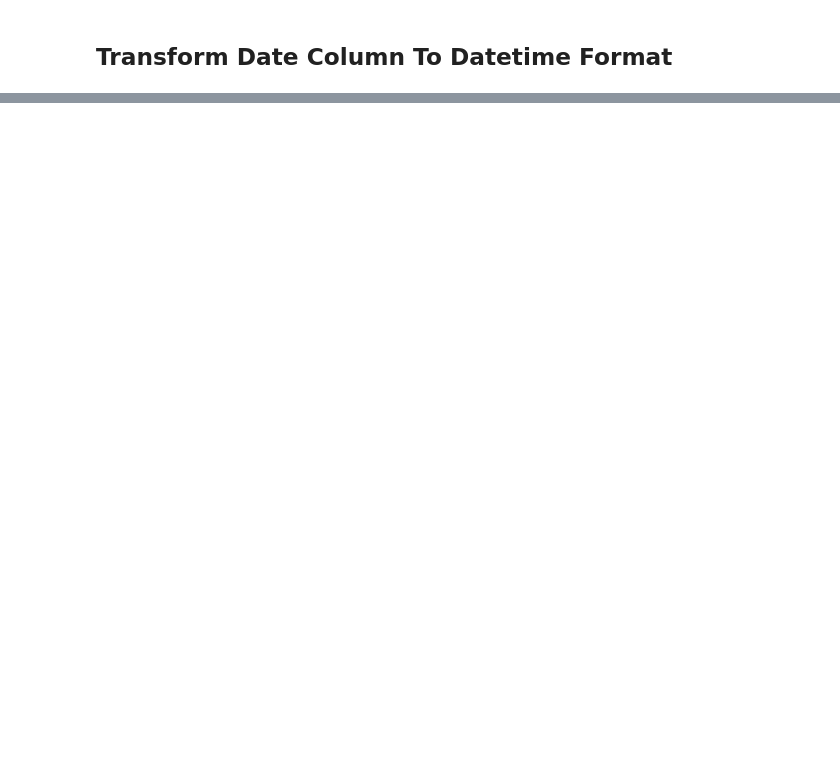
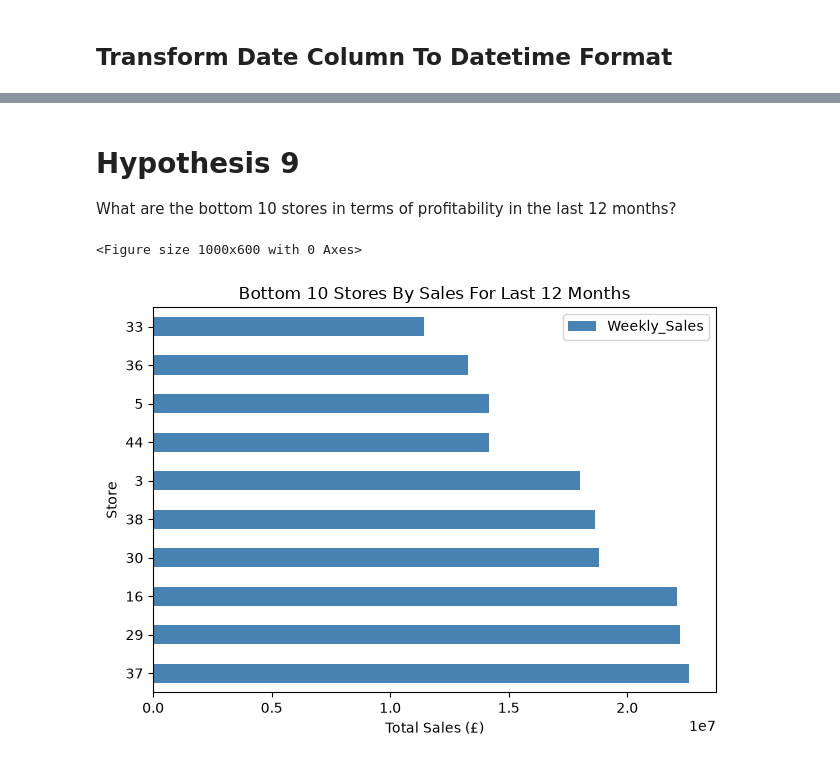
Before and after one commit to RogerWilliams2026/Project2-SalesAnalysis, a Jupyter notebook: jupyter_notebooks/Notebook_Visualisations2.ipynb, the cells around one changed output, grey strips where cells are left out. Drawn from its saved outputs; the diff is of its cells as text; code cells hidden in the pictures; blank space fills up the shorter version.

```diff
--- a/jupyter_notebooks/Notebook_Visualisations2.ipynb
+++ b/jupyter_notebooks/Notebook_Visualisations2.ipynb
@@ -156,0 +294,38 @@ Each hypothesis will be visualised using:
+# %% [markdown]
+# Hypothesis 9
+
+What are the bottom 10 stores in terms of profitability in the last 12 months?
+# %%
+#what are the top 10 stores in terms of profitability in the last 12 months?
+
+#first filter by year 2012
+dfSales_Combined_DataSet_Filtered = dfSales_Combined_DataSet_Work[dfSales_Combined_DataSet_Work['Date'].dt.year == 2012]
+
+#group by Store and get sum of Weekly_Sales
+dfSales_Combined_DataSet_Filtered = (
+    dfSales_Combined_DataSet_Filtered
+    .groupby("Store")["Weekly_Sales"]
+    .sum()
+    .sort_values(ascending=False)
+    .tail(10)
+    .reset_index()
+)
+
+plt.figure(figsize=(10, 6))
+
+dfSales_Combined_DataSet_Filtered.sort_values("Weekly_Sales", ascending=False).head(10).plot(
+    x="Store",
+    y="Weekly_Sales",
+    kind="barh",
+    color="steelblue"
+)
+
+plt.title("Bottom 10 Stores By Sales For Last 12 Months")
+plt.xlabel("Total Sales (£)")
+plt.ylabel("Store")
+
+plt.tight_layout()
+plt.show()
+# %% [output]
+<Figure size 1000x600 with 0 Axes>
+[figure, added]
```
Also changed, not shown: parts of 14 cells of this notebook, 11 other files.
